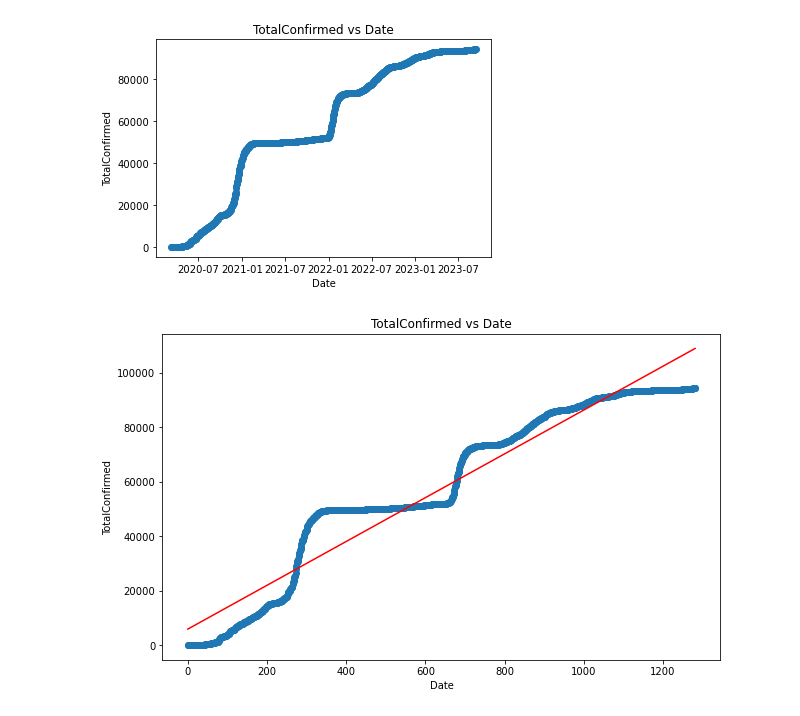
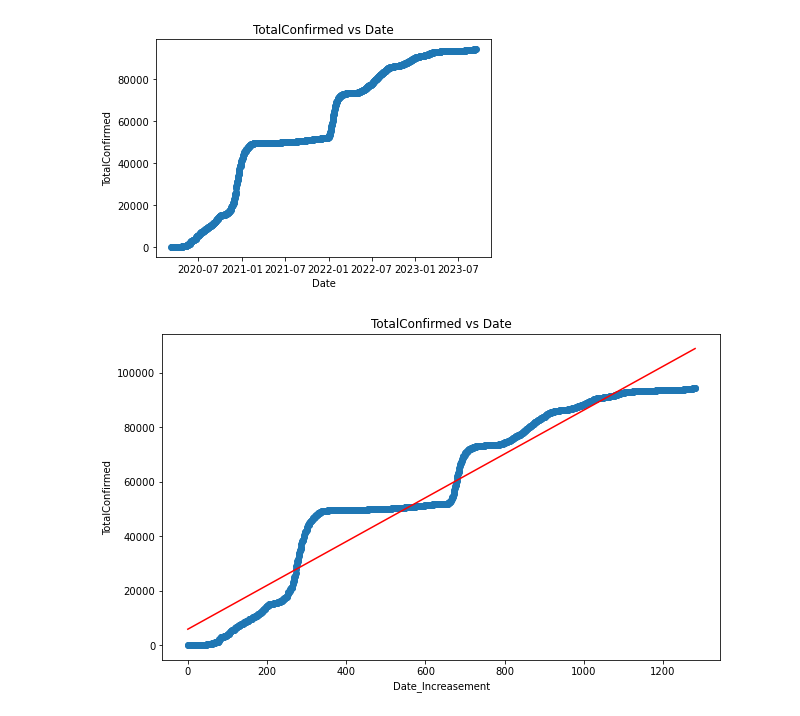
Before and after one commit to nogibjj/Individual-Project-1, a Jupyter notebook: Individual Project 1.ipynb, the cells around one changed output. Saved outputs shown, nothing was run; the diff lists cells and outputs as text; code cells hidden in the pictures.

```diff
--- a/Individual Project 1.ipynb
+++ b/Individual Project 1.ipynb
@@ -70,24 +70,24 @@ plt.show()
 # %%
 from sklearn.linear_model import LinearRegression
 pd.set_option("display.max_columns", None)
 general_df = pd.read_csv(example_csv)
 plt.figure(figsize=(10, 6))
 df = general_df.groupby("Date").sum()
 df2 =df.reset_index()
 x = []
 a = 0
 for i in range(1282):
   x.append(a)
   a = a + 1
 df2["date_index"] = x
 lr = LinearRegression()  # create object for the class
 lr.fit(df2["date_index"].values.reshape(-1, 1), df2["TotalConfirmed"])  # perform linear regression
 Y_pred = lr.predict(df2["date_index"].values.reshape(-1, 1))  # make predictions
 plt.scatter(df2["date_index"].values.reshape(-1, 1), df2["TotalConfirmed"])
 plt.plot(df2["date_index"].values.reshape(-1, 1), Y_pred, color='red')
 plt.title("TotalConfirmed vs Date")
-plt.xlabel("Date")
+plt.xlabel("Date_Increasement")
 plt.ylabel("TotalConfirmed")
 plt.show()
 # %% [output]
-[figure, old version]
+[figure, new version]
```
Also changed, not shown: 1 other file.
